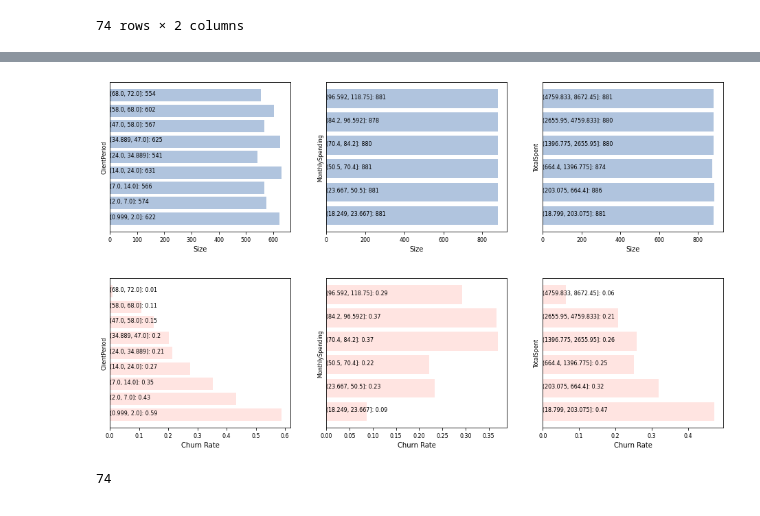
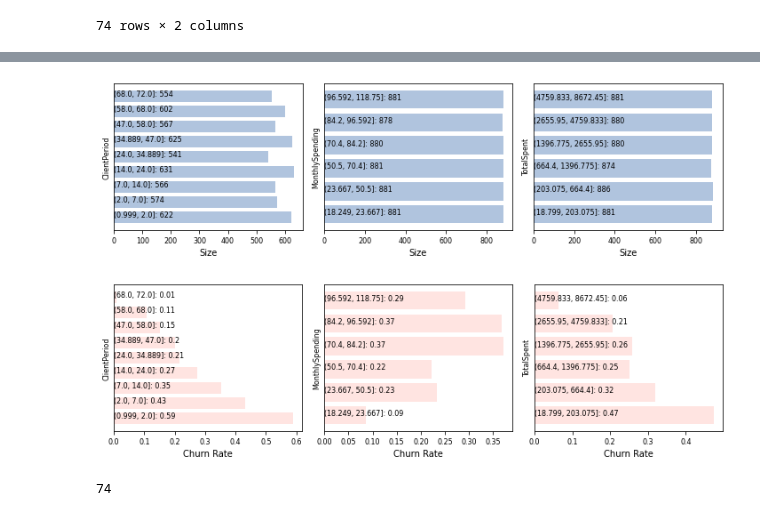
Before and after one commit to MitrofanovDmitry/study, a Jupyter notebook: practice/60 customer churn (dls)/5.ipynb, the cells around one changed output, grey strips where cells are left out. Saved outputs shown, nothing was run; the diff lists cells and outputs as text; code cells hidden in the pictures.

```diff
--- a/practice/60 customer churn (dls)/5.ipynb
+++ b/practice/60 customer churn (dls)/5.ipynb
@@ -304,7 +372,8 @@ def show_cat_report(data, cols, n_cols, target=None, figsize=(5,5)):
         ax.tick_params(axis='x', labelsize=8)
         z = zip(range(len(cnt)), cnt.index, cnt.values)
         for i, k, v in z: ax.text(0, i, f'{k}: {round(v,2)}', fontsize=8)
+    fig.tight_layout()
 
-show_cat_report(train_data.copy(), cat_cols, n_cols=4, figsize=(12,8))
-show_cat_report(train_data.copy(), cat_cols, n_cols=4, figsize=(12,8), target='Churn')
+show_cat_report(train_data.copy(), cat_cols, n_cols=4, figsize=(10,7))
+show_cat_report(train_data.copy(), cat_cols, n_cols=4, figsize=(10,7), target='Churn')
 # %% [output]
@@ -313,25 +382,25 @@ show_cat_report(train_data.copy(), cat_cols, n_cols=4, figsize=(12,8), target='C
 # %%
 # Distribution of numeric variables (cut into bins)
 # And their correlation with the target
 
 data = train_data.copy()
 replace = lambda x: x.replace(0, x.median())
 data['TotalSpent'] = pd.to_numeric(data['TotalSpent'], errors='coerce').fillna(0)
 data.loc[(data['ClientPeriod'] > 69.5) & (data['Churn'] == 1), 'ClientPeriod'] = 0
 data.loc[(data['TotalSpent'] > 5679.4) & (data['Churn'] == 1), 'TotalSpent'] = 0
 data['TotalSpent'] = data.groupby('HasContractPhone')['TotalSpent'].apply(replace)
 data['ClientPeriod'] = data.groupby('HasContractPhone')['ClientPeriod'].apply(replace)
 # data['MonthlySpending'] = pd.cut(data['MonthlySpending'], bins=np.arange(17.5,125,5))
 data['MonthlySpending'] = pd.qcut(data['MonthlySpending'], 6)
 data['ClientPeriod'] = pd.qcut(data['ClientPeriod'], 9)
 data['TotalSpent'] = pd.qcut(data['TotalSpent'], 6)
 
 cols = ['ClientPeriod','MonthlySpending','TotalSpent']
-show_cat_report(data, cols, n_cols=3, figsize=(16,4))
-show_cat_report(data, cols, n_cols=3, figsize=(16,4), target='Churn')
+show_cat_report(data, cols, n_cols=3, figsize=(10,3))
+show_cat_report(data, cols, n_cols=3, figsize=(10,3), target='Churn')
 # %% [output]
-[figure, old version]
+[figure, new version]
-[figure, old version]
+[figure, new version]
 # %%
 data = pd.read_csv('./train.csv')
 data['TotalSpent'] = pd.to_numeric(data['TotalSpent'], errors='coerce').fillna(0)
```
Also changed, not shown: parts of 10 cells of this notebook, 2 other files.
